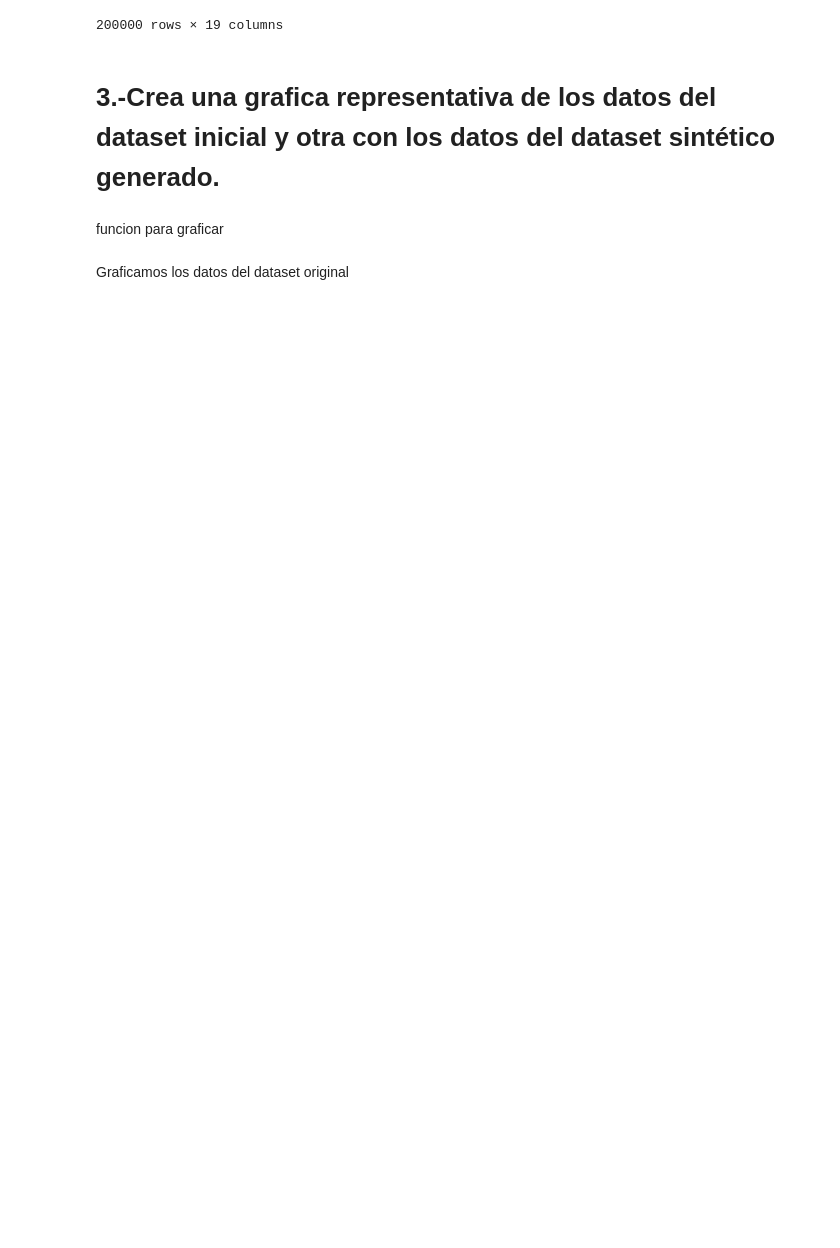
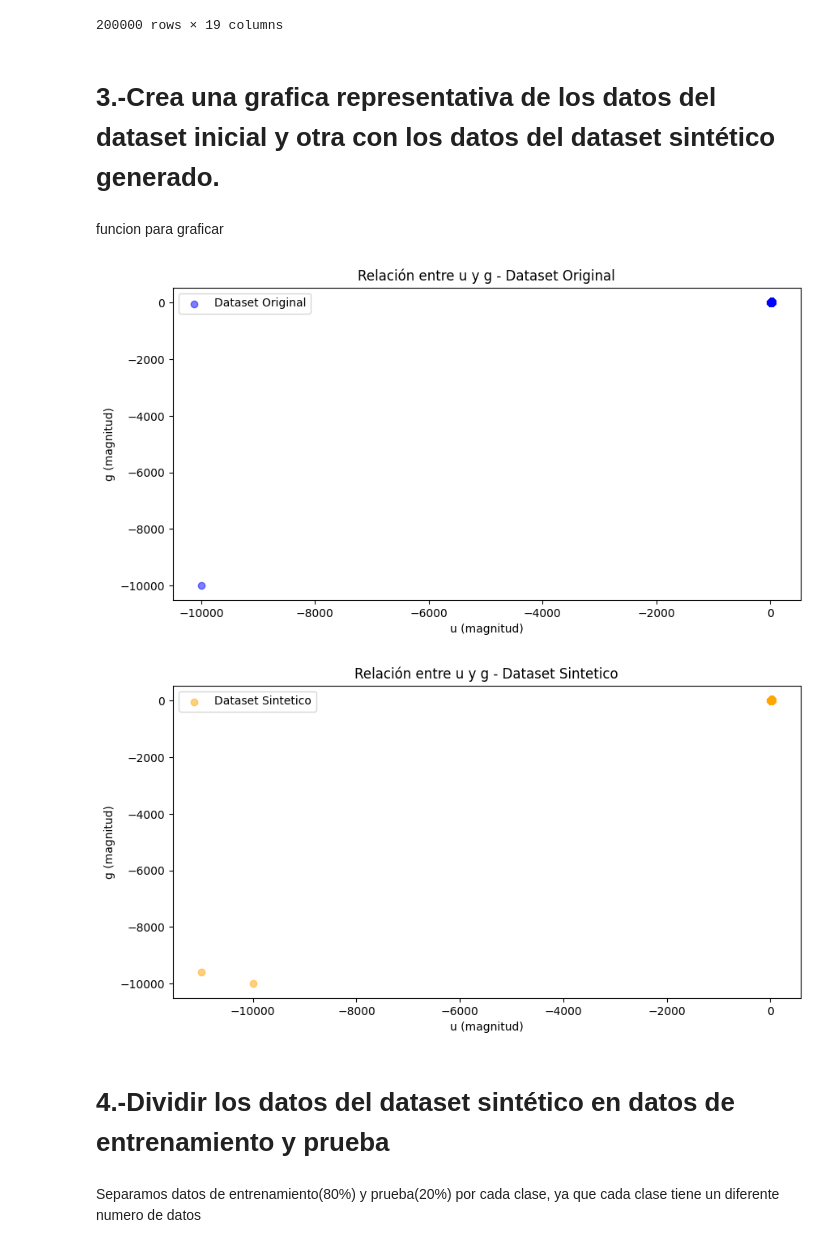
Before and after one commit to AldrinLimonUSFX/SIS420_Aldrin, a Jupyter notebook: Primer Parcial/1er_Parcial.ipynb, the cells around one changed output. Saved outputs shown, nothing was run; the diff lists cells and outputs as text; code cells hidden in the pictures; blank space fills up the shorter version.

```diff
--- a/Primer Parcial/1er_Parcial.ipynb
+++ b/Primer Parcial/1er_Parcial.ipynb
@@ -220,2 +186,0 @@ def graficar_regresion_logistica(df, titulo):
-# %% [markdown]
-Graficamos los datos del dataset original
@@ -223,0 +187,27 @@ graficar_regresion_logistica(data, 'Datos Iniciales con Frontera de Decisión')
+# %%
+# Gráfico del dataset original
+plt.figure(figsize=(10, 5))
+plt.scatter(data['u'], data['g'], alpha=0.5, label='Dataset Original', color='blue')
+plt.title('Relación entre u y g - Dataset Original')
+plt.xlabel('u (magnitud)')
+plt.ylabel('g (magnitud)')
+plt.legend()
+plt.show()
+
+
+data_sintetico_duplicado = pd.read_csv('/content/drive/MyDrive/SIS420 IA 1/datasets/Propios/data_sintetico.csv', delimiter=',')
+# Gráfico del dataset duplicado
+plt.figure(figsize=(10, 5))
+plt.scatter(data_sintetico_duplicado['u'], data_sintetico_duplicado['g'], alpha=0.5, color='orange', label='Dataset Sintetico')
+plt.title('Relación entre u y g - Dataset Sintetico')
+plt.xlabel('u (magnitud)')
+plt.ylabel('g (magnitud)')
+plt.legend()
+plt.show()
+# %% [output]
+[figure, added]
+[figure, added]
+# %% [markdown]
+# 4.-Dividir los datos del dataset sintético en datos de entrenamiento y prueba
+# %% [markdown]
+Separamos datos de entrenamiento(80%) y prueba(20%) por cada clase, ya que cada clase tiene un diferente numero de datos
```
Also changed, not shown: parts of 32 cells of this notebook, 1 other file.
